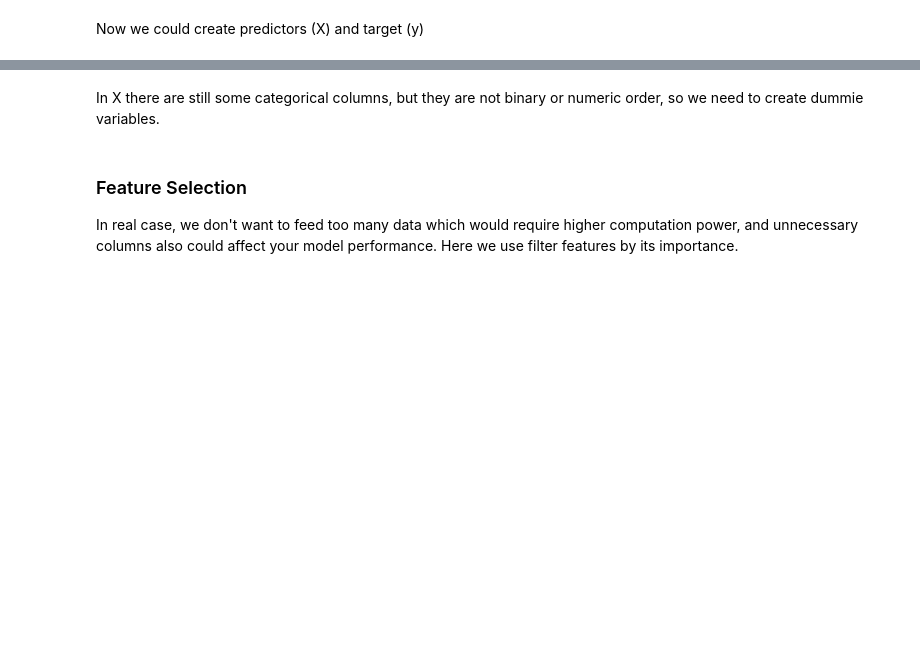
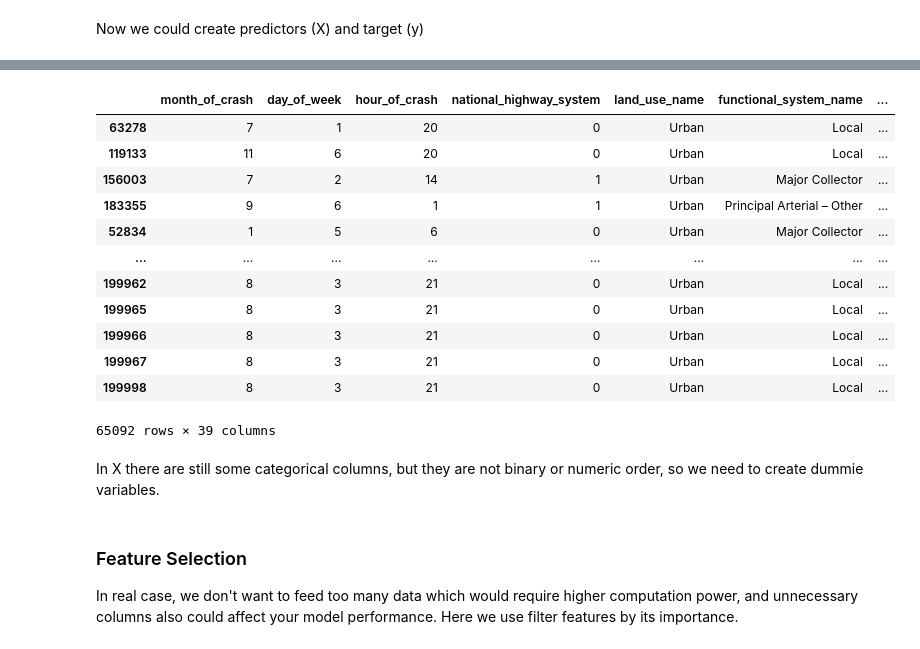
Before and after one commit to ruqianq/NHTSA_FARS_Data_Analysis, a Jupyter notebook: NHTSA_FARS_2015.ipynb, the cells around one changed output, grey strips where cells are left out. Cells and saved outputs as stored; diff of their text form; code cells hidden in the pictures; blank space fills up the shorter version.

```diff
--- a/NHTSA_FARS_2015.ipynb
+++ b/NHTSA_FARS_2015.ipynb
@@ -147,3 +202,19 @@ y = df_downsampled['death']
+# %%
+X.drop(['race', 'injury_severity', 'travel_speed', 'previous_recorded_crashes'], 1)
+# %% [output]
+|  | month_of_crash | day_of_week | hour_of_crash | national_highway_system | land_use_name | functional_system_name | ... |
+| 63278 | 7 | 1 | 20 | 0 | Urban | Local | ... |
+| 119133 | 11 | 6 | 20 | 0 | Urban | Local | ... |
+| 156003 | 7 | 2 | 14 | 1 | Urban | Major Collector | ... |
+| 183355 | 9 | 6 | 1 | 1 | Urban | Principal Arterial – Other | ... |
+| 52834 | 1 | 5 | 6 | 0 | Urban | Major Collector | ... |
+| ... | ... | ... | ... | ... | ... | ... | ... |
+| 199962 | 8 | 3 | 21 | 0 | Urban | Local | ... |
+| 199965 | 8 | 3 | 21 | 0 | Urban | Local | ... |
+| 199966 | 8 | 3 | 21 | 0 | Urban | Local | ... |
+| 199967 | 8 | 3 | 21 | 0 | Urban | Local | ... |
+| 199998 | 8 | 3 | 21 | 0 | Urban | Local | ... |
+65092 rows × 39 columns
 # %% [markdown]
 In X there are still some categorical columns, but they are not binary or numeric order, so we need to create dummie
 variables.
```
Also changed, not shown: parts of 17 cells of this notebook.
